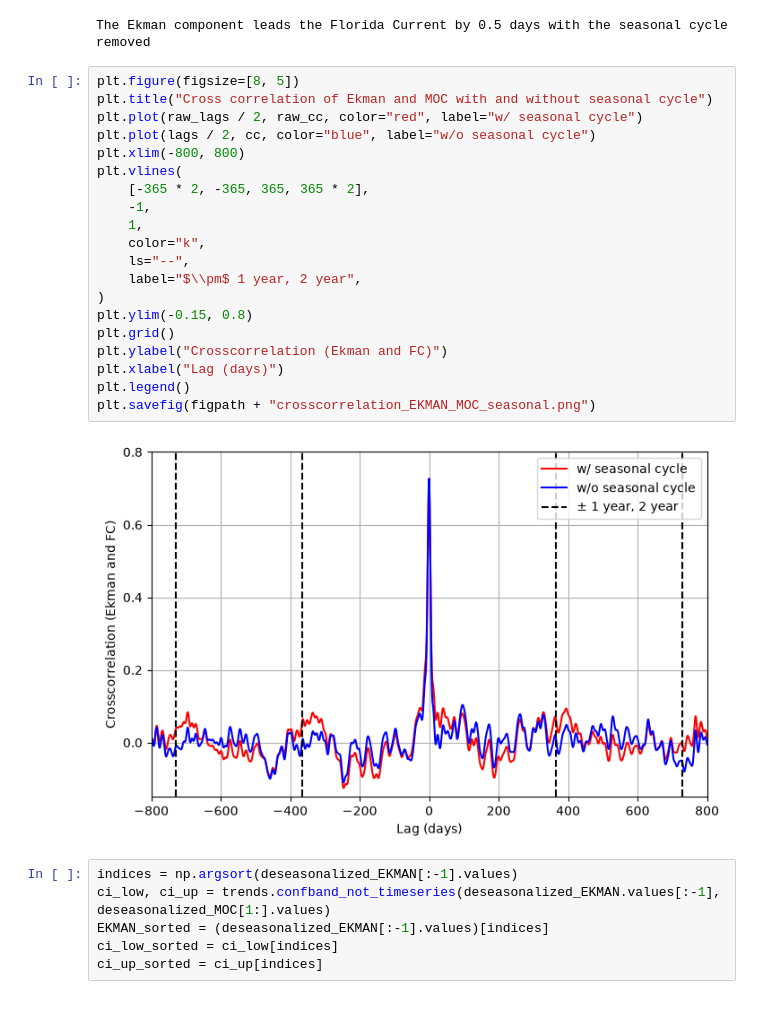
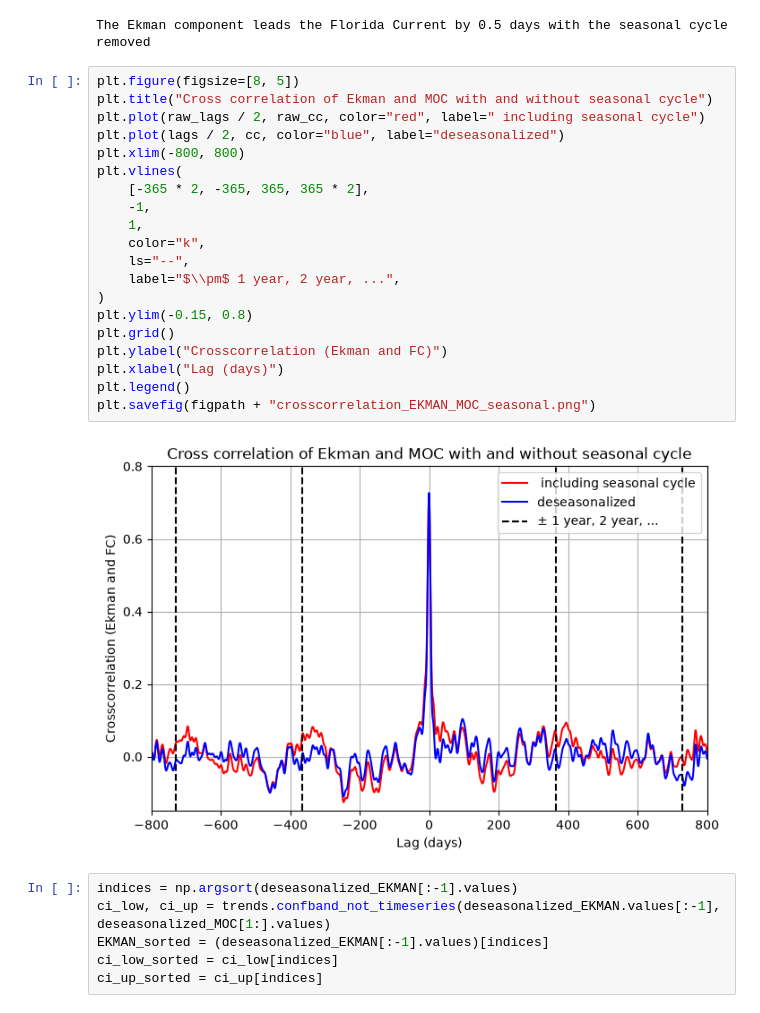
Before and after one commit to jakey244/DataAnalysis_A2, a Jupyter notebook: notebooks/part3_Ekman_MOC.ipynb, the cells around one changed output. Cells and saved outputs as stored; diff of their text form.

Commit message:
added plot titles 2

```diff
--- a/notebooks/part3_Ekman_MOC.ipynb
+++ b/notebooks/part3_Ekman_MOC.ipynb
@@ -59,25 +59,25 @@ The Ekman component leads the Florida Current by 0.5 days with the seasonal cycl
 # %%
 plt.figure(figsize=[8, 5])
 plt.title("Cross correlation of Ekman and MOC with and without seasonal cycle")
-plt.plot(raw_lags / 2, raw_cc, color="red", label="w/ seasonal cycle")
-plt.plot(lags / 2, cc, color="blue", label="w/o seasonal cycle")
+plt.plot(raw_lags / 2, raw_cc, color="red", label=" including seasonal cycle")
+plt.plot(lags / 2, cc, color="blue", label="deseasonalized")
 plt.xlim(-800, 800)
 plt.vlines(
     [-365 * 2, -365, 365, 365 * 2],
     -1,
     1,
     color="k",
     ls="--",
-    label="$\\pm$ 1 year, 2 year",
+    label="$\\pm$ 1 year, 2 year, ...",
 )
 plt.ylim(-0.15, 0.8)
 plt.grid()
 plt.ylabel("Crosscorrelation (Ekman and FC)")
 plt.xlabel("Lag (days)")
 plt.legend()
 plt.savefig(figpath + "crosscorrelation_EKMAN_MOC_seasonal.png")
 # %% [output]
-[figure, old version]
+[figure, new version]
 # %%
 indices = np.argsort(deseasonalized_EKMAN[:-1].values)
 ci_low, ci_up = trends.confband_not_timeseries(deseasonalized_EKMAN.values[:-1], deseasonalized_MOC[1:].values)
```
